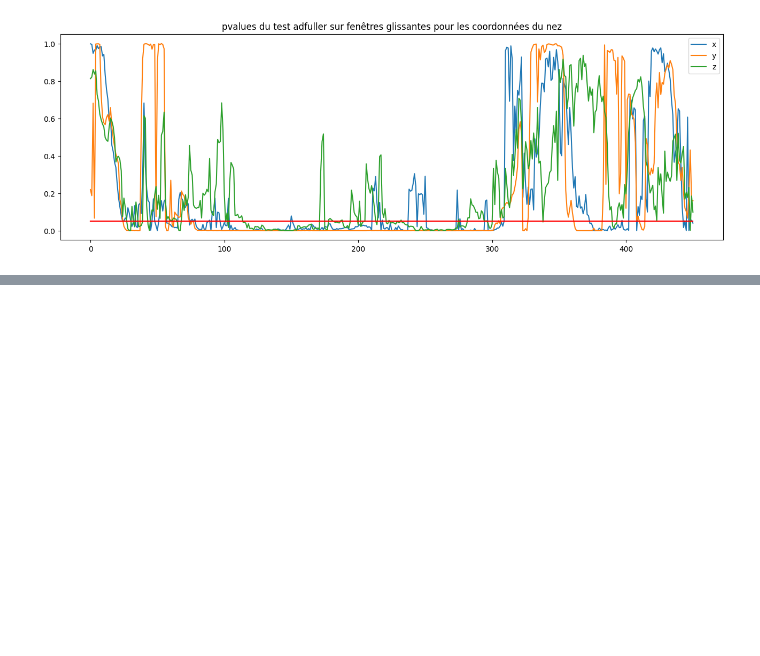
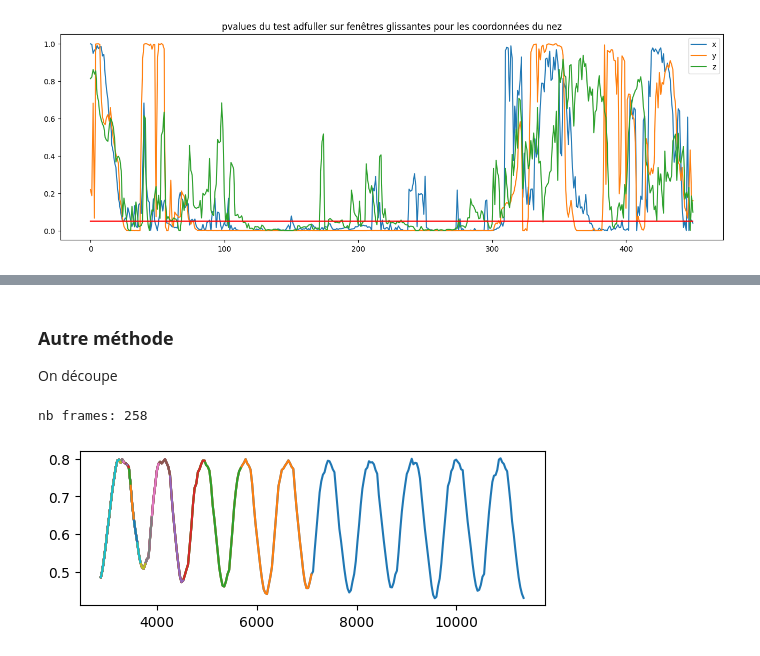
Before and after one commit to Franck-LF/time_series, a Jupyter notebook: Brief_video.ipynb, the cells around one changed output, grey strips where cells are left out. Drawn from its saved outputs; the diff is of its cells as text; code cells hidden in the pictures; blank space fills up the shorter version.

```diff
--- a/Brief_video.ipynb
+++ b/Brief_video.ipynb
@@ -380,0 +548,15 @@ On identifie toute une zone où il y a saisonnalité.
+# %% [markdown]
+### **Autre méthode**
+On découpe
+# %%
+n_frames = df_period.shape[0]
+print("nb frames:", n_frames)
+
+fig = plt.figure(figsize = (6, 2))
+for n_split in range(1, 21):
+    length = n_frames // n_split
+    plt.plot(df_period[:length]['y'])
+plt.show()
+# %% [output]
+nb frames: 258
+[figure, added]
```
Also changed, not shown: parts of 35 cells of this notebook.
